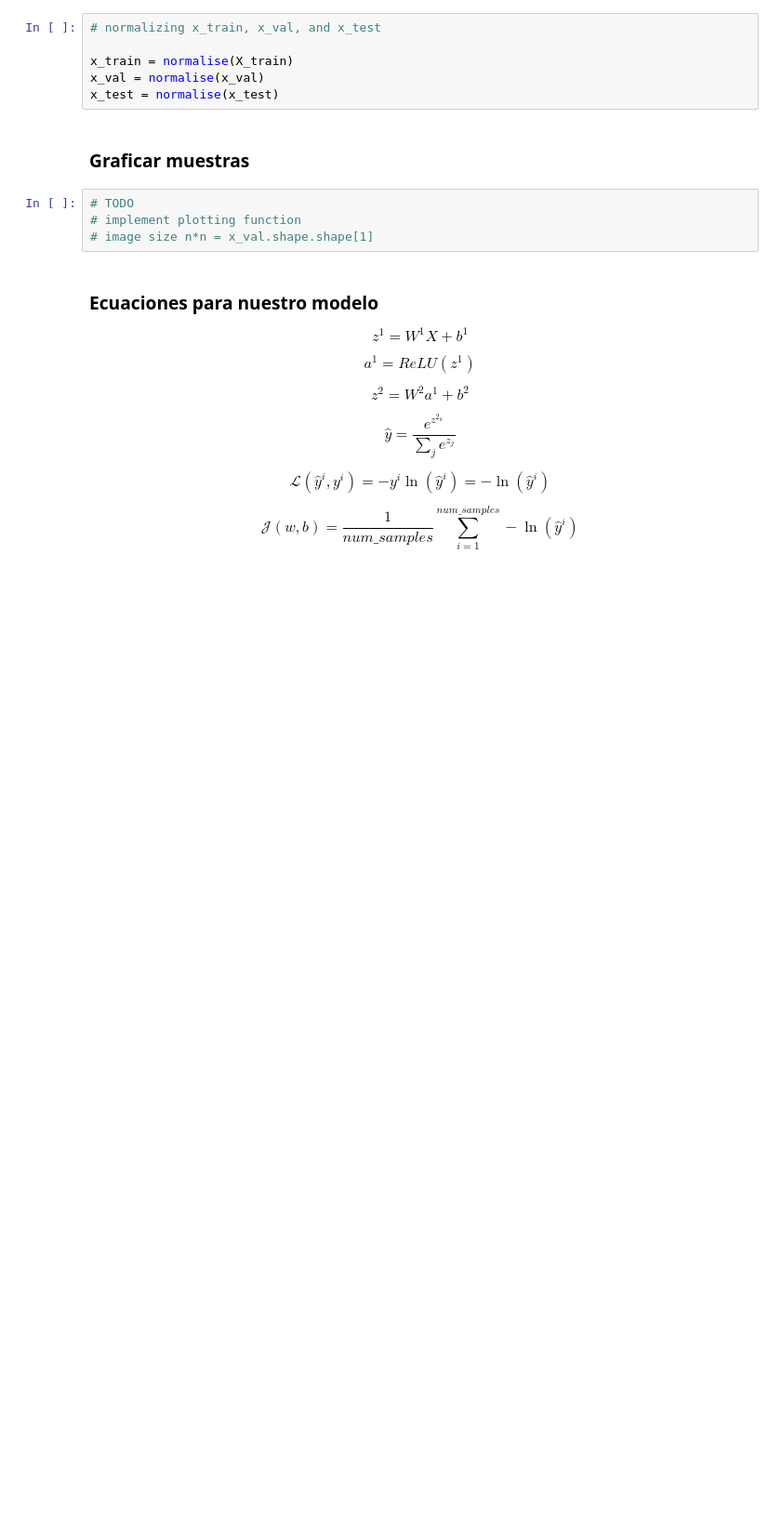
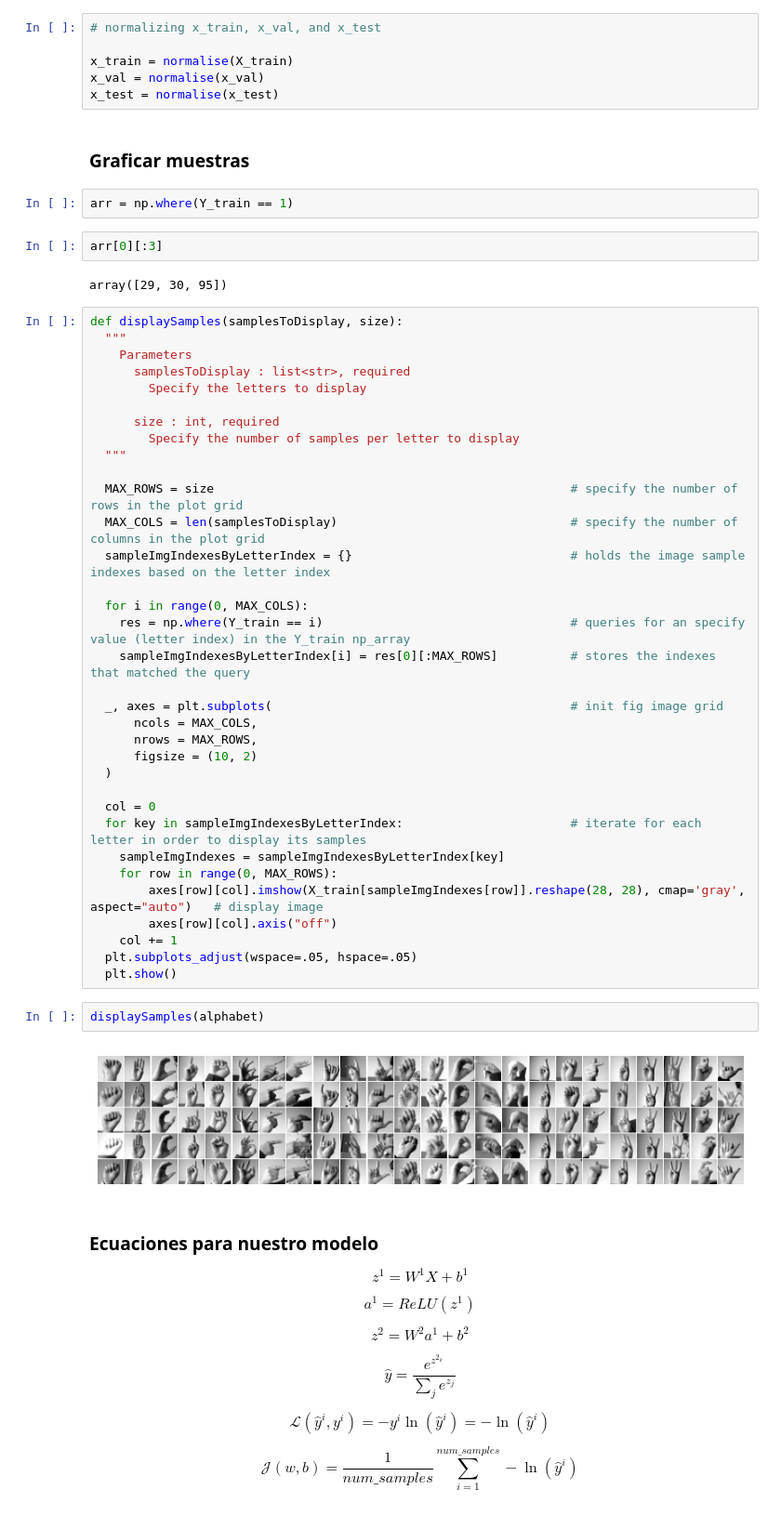
Before and after one commit to angelsalazar/TC5033, a Jupyter notebook: activity_1b/TC4033_Activity1b_Group_43.ipynb, the cells around one changed output. Shown: that part at 93% size. Cells and saved outputs as stored; diff of their text form; blank space fills up the shorter version.

Commit message:
adding displaySamples

```diff
--- a/activity_1b/TC4033_Activity1b_Group_43.ipynb
+++ b/activity_1b/TC4033_Activity1b_Group_43.ipynb
@@ -172,10 +172,50 @@ x_val = normalise(x_val)
 x_test = normalise(x_test)
 # %% [markdown]
 ### Graficar muestras
-# %%
-# TODO
-# implement plotting function
-# image size n*n = x_val.shape.shape[1]
+# %%
+arr = np.where(Y_train == 1)
+# %%
+arr[0][:3]
+# %% [output]
+array([29, 30, 95])
+# %%
+def displaySamples(samplesToDisplay, size):
+  """
+    Parameters
+      samplesToDisplay : list<str>, required
+        Specify the letters to display
+
+      size : int, required
+        Specify the number of samples per letter to display
+  """
+
+  MAX_ROWS = size                                                 # specify the number of rows in the plot grid
+  MAX_COLS = len(samplesToDisplay)                                # specify the number of columns in the plot grid
+  sampleImgIndexesByLetterIndex = {}                              # holds the image sample indexes based on the letter index
+
+  for i in range(0, MAX_COLS):
+    res = np.where(Y_train == i)                                  # queries for an specify value (letter index) in the Y_train np_array
+    sampleImgIndexesByLetterIndex[i] = res[0][:MAX_ROWS]          # stores the indexes that matched the query
+
+  _, axes = plt.subplots(                                         # init fig image grid
+      ncols = MAX_COLS,
+      nrows = MAX_ROWS,
+      figsize = (10, 2)
+  )
+
+  col = 0
+  for key in sampleImgIndexesByLetterIndex:                       # iterate for each letter in order to display its samples
+    sampleImgIndexes = sampleImgIndexesByLetterIndex[key]
+    for row in range(0, MAX_ROWS):
+        axes[row][col].imshow(X_train[sampleImgIndexes[row]].reshape(28, 28), cmap='gray', aspect="auto")   # display image
+        axes[row][col].axis("off")
+    col += 1
+  plt.subplots_adjust(wspace=.05, hspace=.05)
+  plt.show()
+# %%
+displaySamples(alphabet)
+# %% [output]
+[figure, added]
 # %% [markdown]
 ### Ecuaciones para nuestro modelo
 
```
Also changed, not shown: parts of 5 cells of this notebook.
